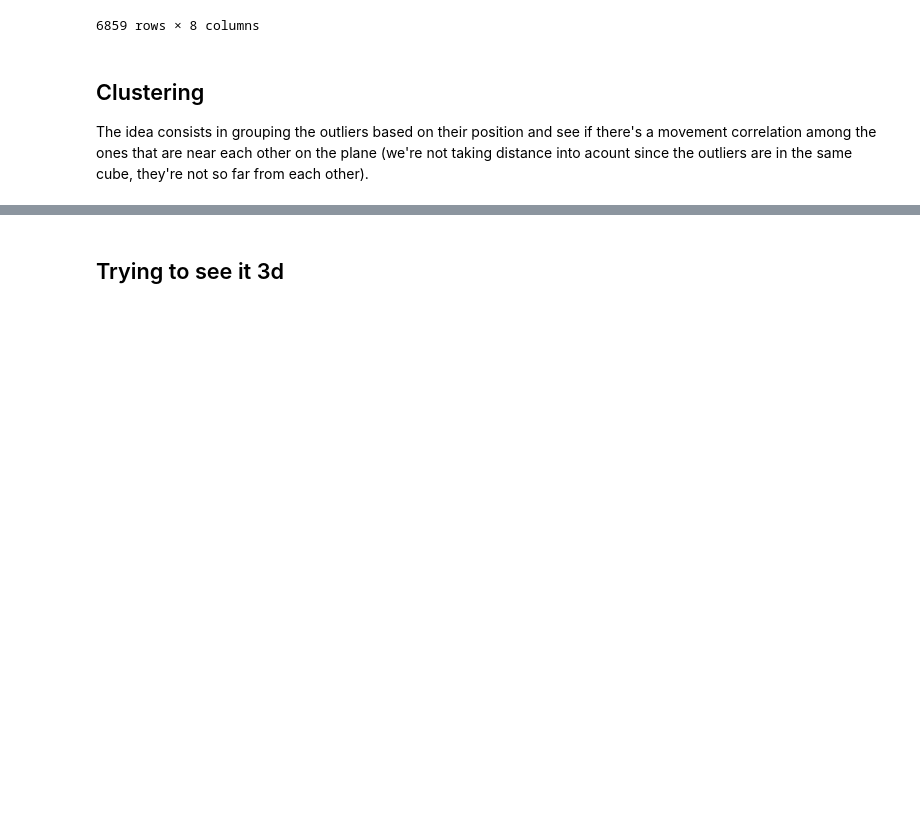
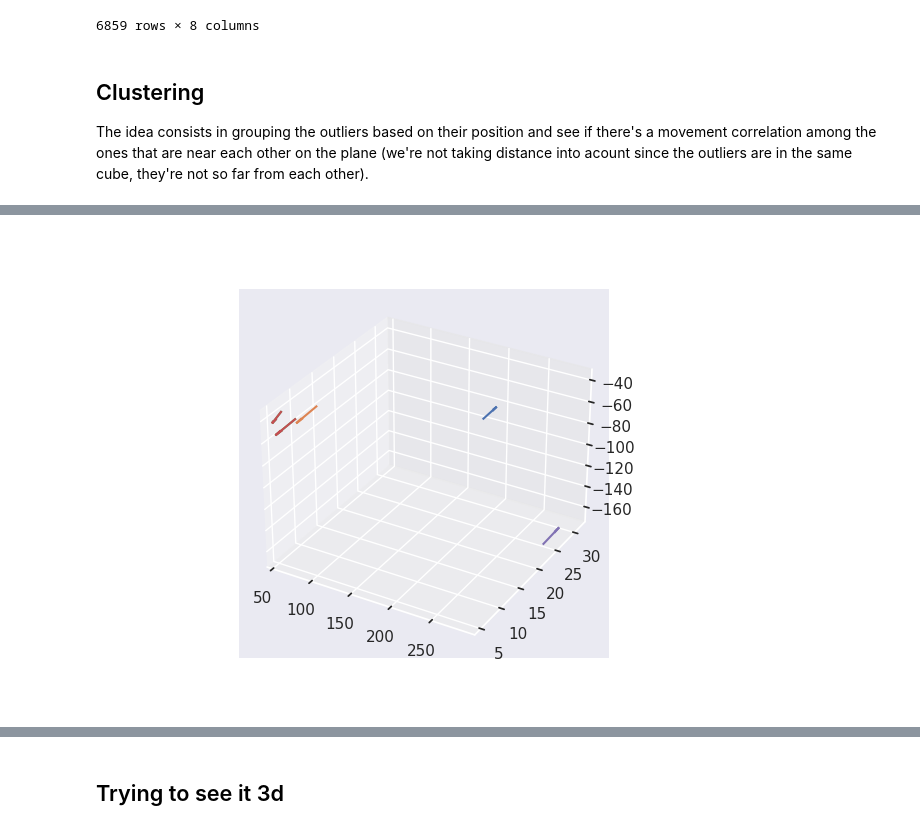
Before and after one commit to santortiz/Black-holes-searching, a Jupyter notebook: shells_clusters.ipynb, the cells around one changed output, grey strips where cells are left out. Drawn from its saved outputs; the diff is of its cells as text; code cells hidden in the pictures; blank space fills up the shorter version.

```diff
--- a/shells_clusters.ipynb
+++ b/shells_clusters.ipynb
@@ -63,13 +95,17 @@ from sklearn.cluster import DBSCAN
 
 #eps: max distance to classified a particle as neighbor
 #min_samples: min number of points to consider particle as core
+clusters_save= []
+for id in cubes.cube_id:
+    cube= pd.concat([data.query(f'cube_id == {id}')])
 
-for id in cubes.cube_id[:1]:
-    cube= pd.concat([data.query(f'cube_id == {id}')])
-    cube.columns
+    if len(cube)!=0:
+        clusters= DBSCAN(eps=1, min_samples=1).fit(cube.loc[:,['ra', 'dec', 'r_med']])
+        cube['label']= clusters.labels_
 
-    clusters= DBSCAN(eps=1, min_samples=1).fit(cube.loc[:,['ra', 'dec']])
-    cube['label']= clusters.labels_
+        clusters_save.append(cube)
+
+    continue
 
     plt.figure(figsize=(10,5))
     ax1=plt.subplot(1,2,1)
@@ -99,0 +144,9 @@ for id in cubes.cube_id[:1]:
+# %%
+data_cartesian= ICRS(distance= clusters_save[0]['r_med_geo']*u.pc, dec=clusters_save[0]['dec']*u.degree, ra=clusters_save[0]['ra']*u.degree, \
+                pm_ra_cosdec= clusters_save[0]['pmra']*u.mas/u.yr, pm_dec= clusters_save[0]['pmdec']*u.mas/u.yr, radial_velocity= clusters_save[0]['dr2_radial_velocity']*u.km/u.s)
+clusters_save[0]['x']= data_cartesian.cartesian.x.value
+clusters_save[0]['y']= data_cartesian.cartesian.y.value
+clusters_save[0]['z']= data_cartesian.cartesian.z.value
+clusters_save[0]['vx']= data_cartesian.velocity.d_x.value
+clusters_save[0]['vy']= data_cartesian.velocity.d_y.value
+clusters_save[0]['vz']= data_cartesian.velocity.d_z.value
@@ -99,0 +163,10 @@ for id in cubes.cube_id[:1]:
+# %%
+plt.figure()
+ax=plt.axes(projection='3d')
+
+color= sns.color_palette()[:len(clusters_save[0].label)]
+for i,lab in enumerate(clusters_save[0].label):
+    test= clusters_save[0].query(f'`label`=={lab}')
+    ax.quiver(test['x'], test['y'], test['z'], test['vx'], test['vy'], test['vz'], length=5, normalize=True, color=color[i])
+# %% [output]
+[figure, added]
```
Also changed, not shown: parts of 10 cells of this notebook, 1 other file.
